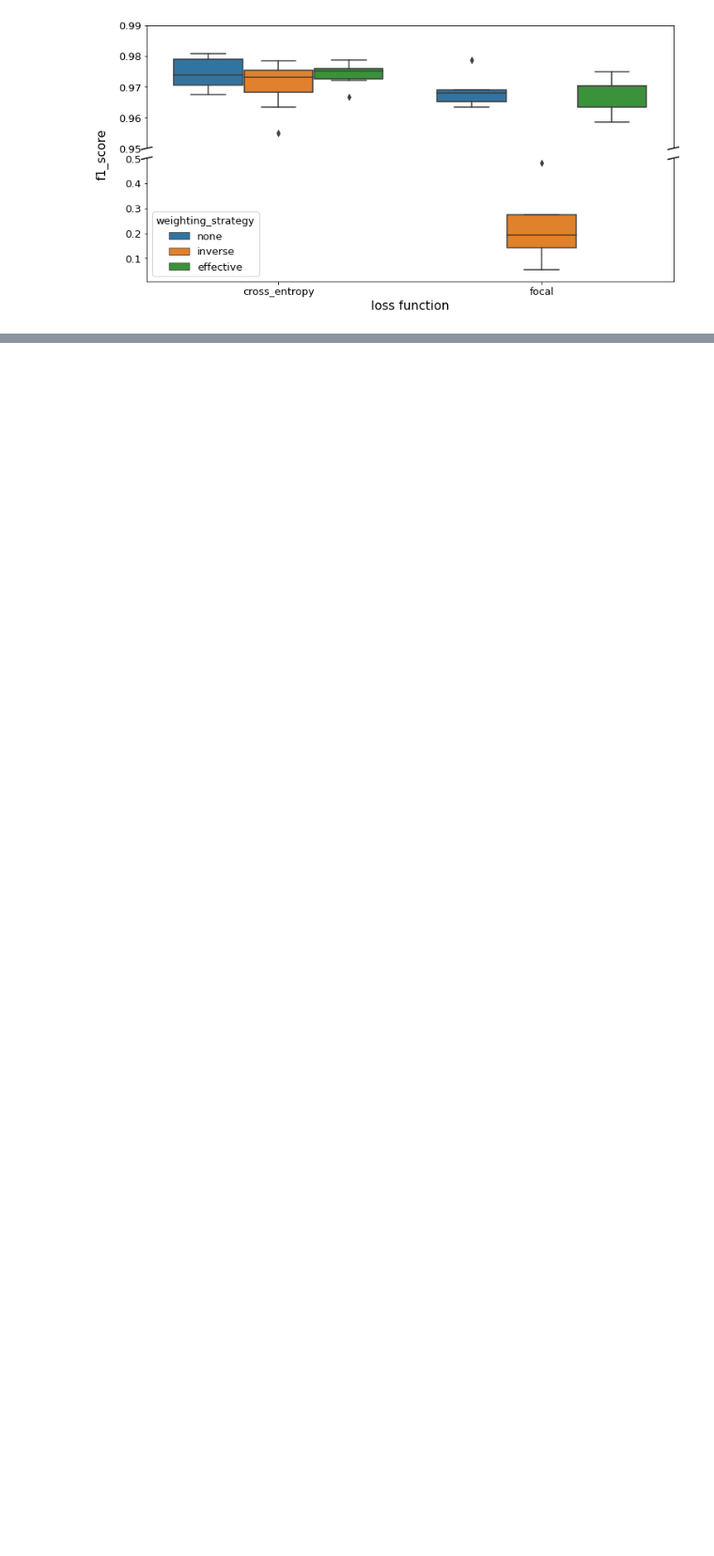
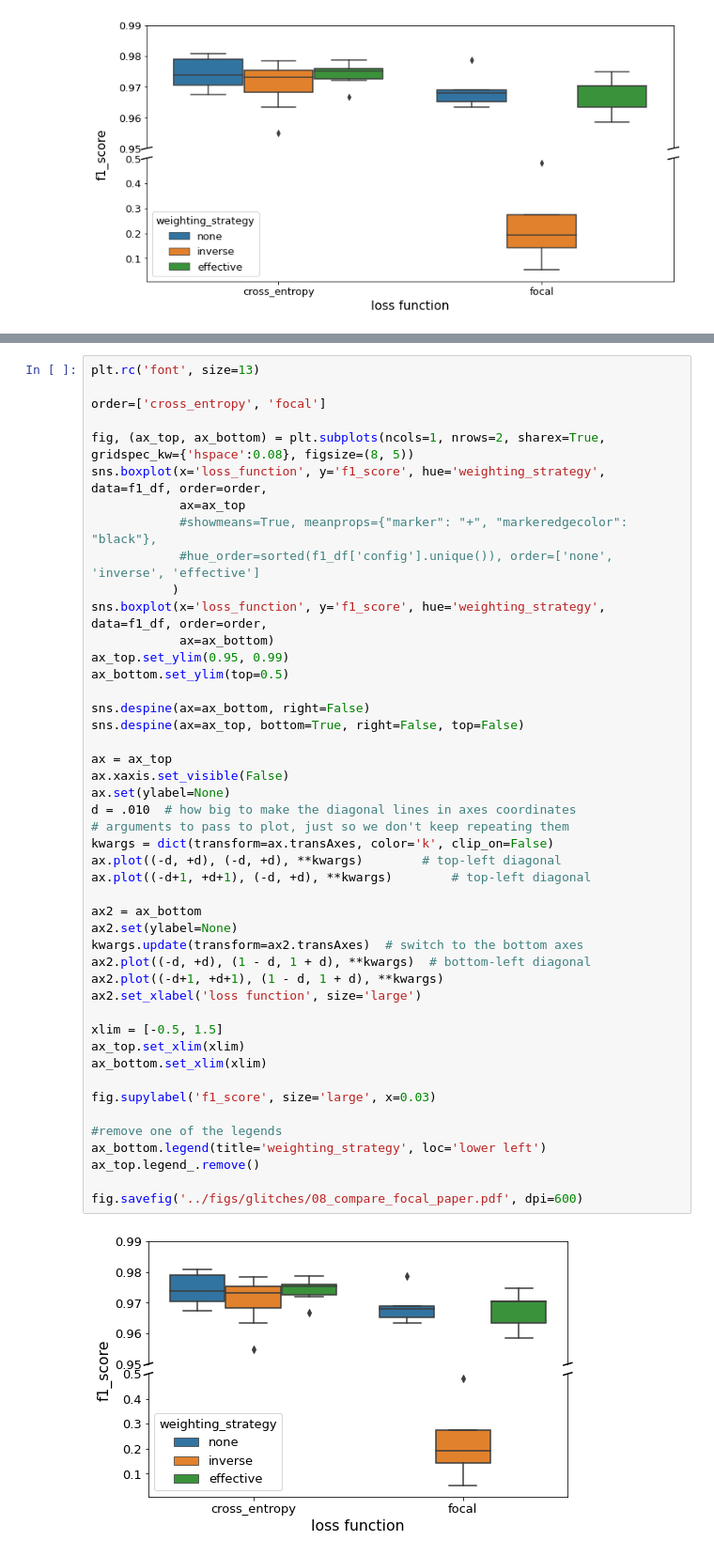
Before and after one commit to tttiago/GravitySpyClassifier, a Jupyter notebook: 08_compare_focal.ipynb, the cells around one changed output, grey strips where cells are left out. Shown at 94% size. Drawn from its saved outputs; the diff is of its cells as text; blank space fills up the shorter version.

Commit message:
Created paper figure.

```diff
--- a/08_compare_focal.ipynb
+++ b/08_compare_focal.ipynb
@@ -143,0 +102,48 @@ fig.savefig('../figs/glitches/08_compare_focal.png', dpi=600)
+# %%
+plt.rc('font', size=13)
+
+order=['cross_entropy', 'focal']
+
+fig, (ax_top, ax_bottom) = plt.subplots(ncols=1, nrows=2, sharex=True, gridspec_kw={'hspace':0.08}, figsize=(8, 5))
+sns.boxplot(x='loss_function', y='f1_score', hue='weighting_strategy', data=f1_df, order=order,
+            ax=ax_top
+            #showmeans=True, meanprops={"marker": "+", "markeredgecolor": "black"},
+            #hue_order=sorted(f1_df['config'].unique()), order=['none', 'inverse', 'effective']
+           )
+sns.boxplot(x='loss_function', y='f1_score', hue='weighting_strategy', data=f1_df, order=order,
+            ax=ax_bottom)
+ax_top.set_ylim(0.95, 0.99)
+ax_bottom.set_ylim(top=0.5)
+
+sns.despine(ax=ax_bottom, right=False)
+sns.despine(ax=ax_top, bottom=True, right=False, top=False)
+
+ax = ax_top
+ax.xaxis.set_visible(False)
+ax.set(ylabel=None)
+d = .010  # how big to make the diagonal lines in axes coordinates
+# arguments to pass to plot, just so we don't keep repeating them
+kwargs = dict(transform=ax.transAxes, color='k', clip_on=False)
+ax.plot((-d, +d), (-d, +d), **kwargs)        # top-left diagonal
+ax.plot((-d+1, +d+1), (-d, +d), **kwargs)        # top-left diagonal
+
+ax2 = ax_bottom
+ax2.set(ylabel=None)
+kwargs.update(transform=ax2.transAxes)  # switch to the bottom axes
+ax2.plot((-d, +d), (1 - d, 1 + d), **kwargs)  # bottom-left diagonal
+ax2.plot((-d+1, +d+1), (1 - d, 1 + d), **kwargs)
+ax2.set_xlabel('loss function', size='large')
+
+xlim = [-0.5, 1.5]
+ax_top.set_xlim(xlim)
+ax_bottom.set_xlim(xlim)
+
+fig.supylabel('f1_score', size='large', x=0.03)
+
+#remove one of the legends
+ax_bottom.legend(title='weighting_strategy', loc='lower left')
+ax_top.legend_.remove()
+
+fig.savefig('../figs/glitches/08_compare_focal_paper.pdf', dpi=600)
+# %% [output]
+[figure, added]
```
Also changed, not shown: parts of 1 cell of this notebook.
